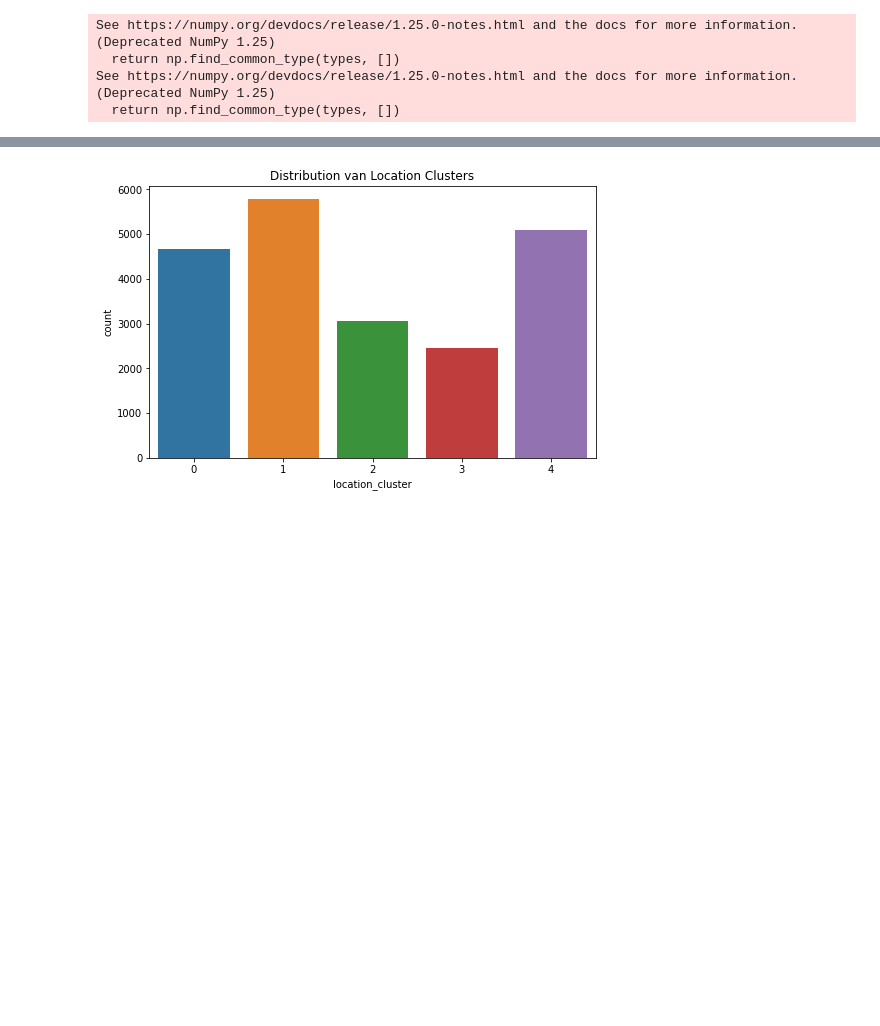
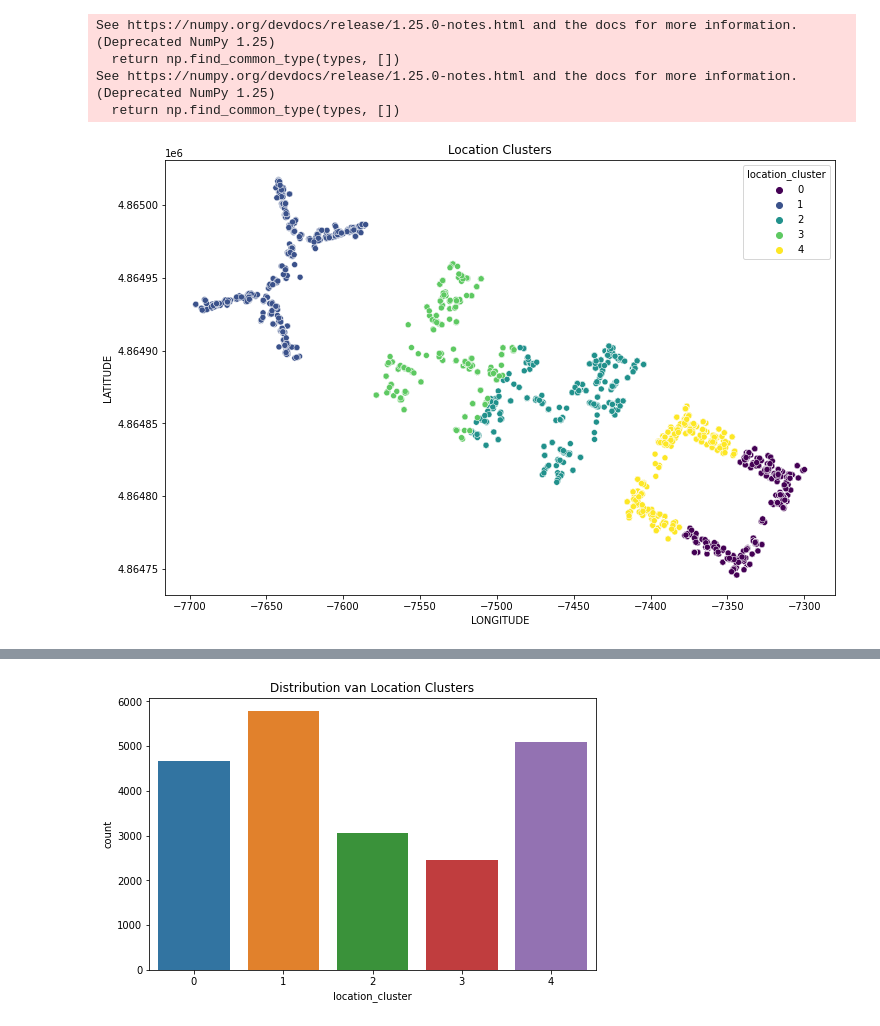
Before and after one commit to KaneDoornbos/B2C3_Casus, a Jupyter notebook: B2C3_B2F2_Casus.ipynb, the cells around one changed output, grey strips where cells are left out. Cells and saved outputs as stored; diff of their text form; code cells hidden in the pictures; blank space fills up the shorter version.

```diff
--- a/B2C3_B2F2_Casus.ipynb
+++ b/B2C3_B2F2_Casus.ipynb
@@ -323,3 +323,11 @@ See https://numpy.org/devdocs/release/1.25.0-notes.html and the docs for more in
   return np.find_common_type(types, [])
 See https://numpy.org/devdocs/release/1.25.0-notes.html and the docs for more information.  (Deprecated NumPy 1.25)
   return np.find_common_type(types, [])
+# %%
+# Visualize Location Clusters
+plt.figure(figsize=(12, 8))
+sns.scatterplot(x='LONGITUDE', y='LATITUDE', hue='location_cluster', data=df, palette='viridis', legend='full')
+plt.title('Location Clusters')
+plt.show()
+# %% [output]
+[figure, added]
```
Also changed, not shown: parts of 4 cells of this notebook.
